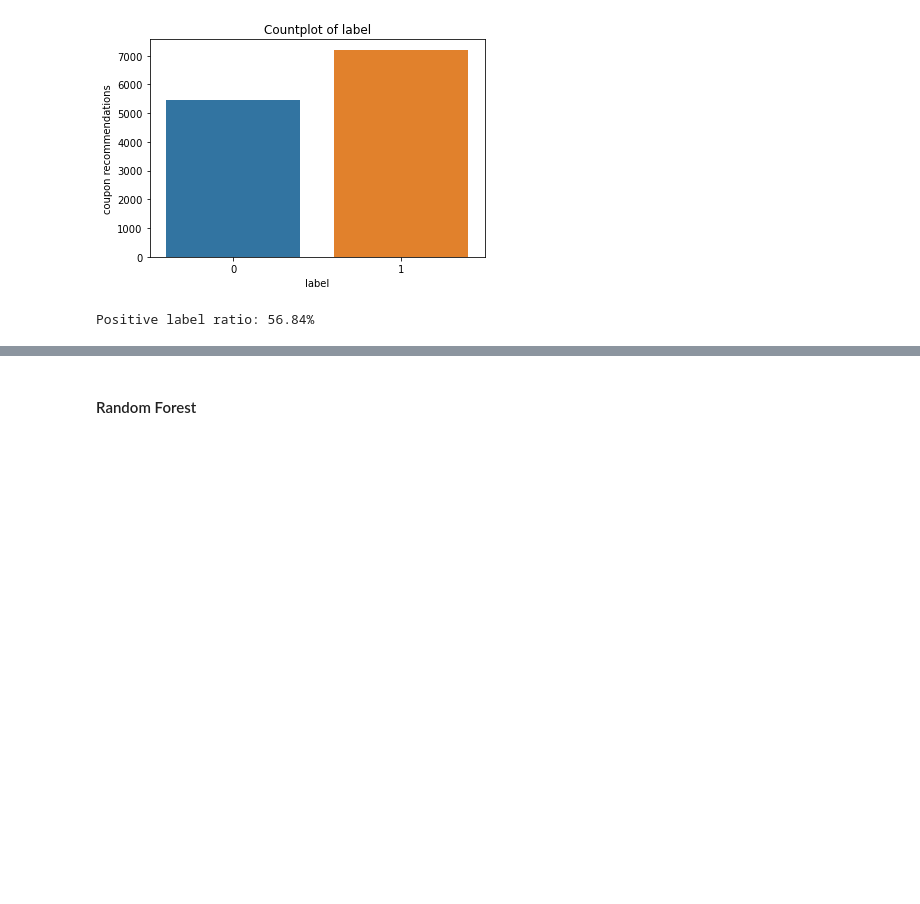
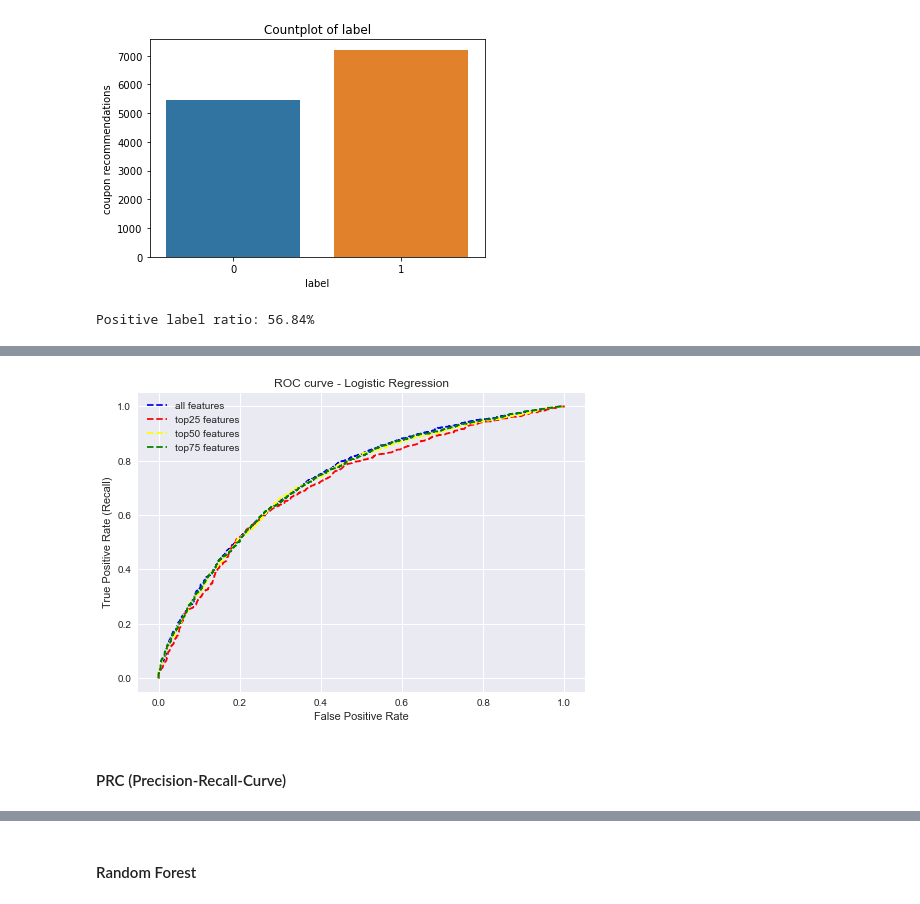
Before and after one commit to Lumi1070/ML-Projektarbeit, a Jupyter notebook: coupon-reco2.ipynb, the cells around one changed output, grey strips where cells are left out. Cells and saved outputs as stored; diff of their text form; code cells hidden in the pictures; blank space fills up the shorter version.

Commit message:
ROC and PRC plot for log reg

```diff
--- a/coupon-reco2.ipynb
+++ b/coupon-reco2.ipynb
@@ -483,0 +516,16 @@ fpr_log_top75, tpr_log_top75, thresholds_log_top75 = roc_curve(y_test, pred_prob
+# %%
+plt.style.use('seaborn')
+plt.plot(fpr_log_all, tpr_log_all, linestyle='--', color='blue', label='all features')
+plt.plot(fpr_log_top25, tpr_log_top25, linestyle='--', color='red', label='top25 features')
+plt.plot(fpr_log_top50, tpr_log_top50, linestyle='--', color='yellow', label='top50 features')
+plt.plot(fpr_log_top75, tpr_log_top75, linestyle='--', color='green', label='top75 features')
+plt.title('ROC curve - Logistic Regression')
+plt.xlabel('False Positive Rate')
+plt.ylabel('True Positive Rate (Recall)')
+plt.legend(loc='best')
+plt.savefig('ROC Logreg', dpi=300)
+plt.show()
+# %% [output]
+[figure, added]
+# %% [markdown]
+#### PRC (Precision-Recall-Curve)
```
Also changed, not shown: parts of 13 cells of this notebook, 2 other files.
